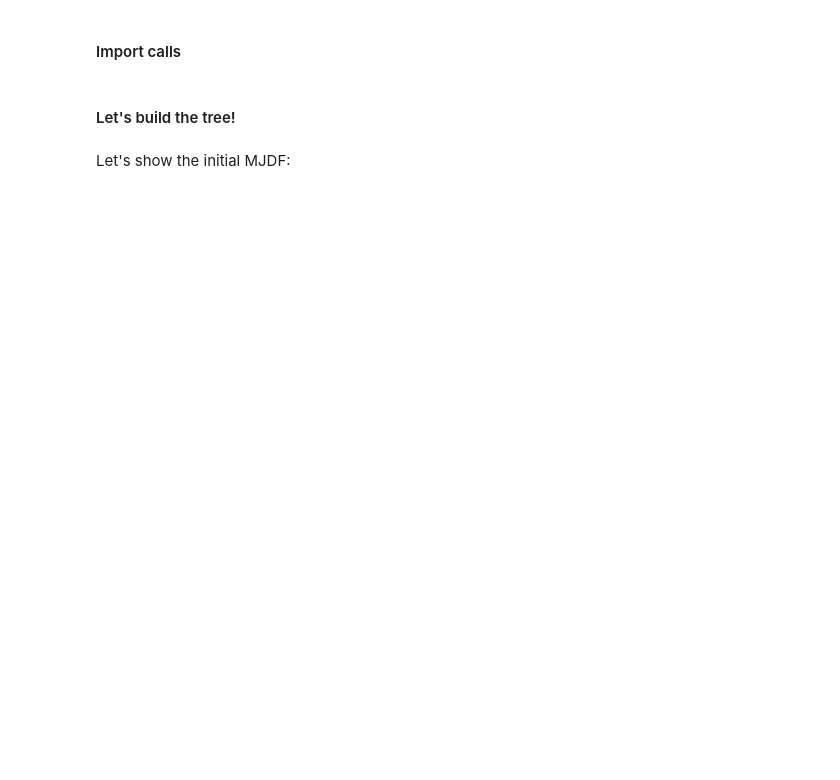
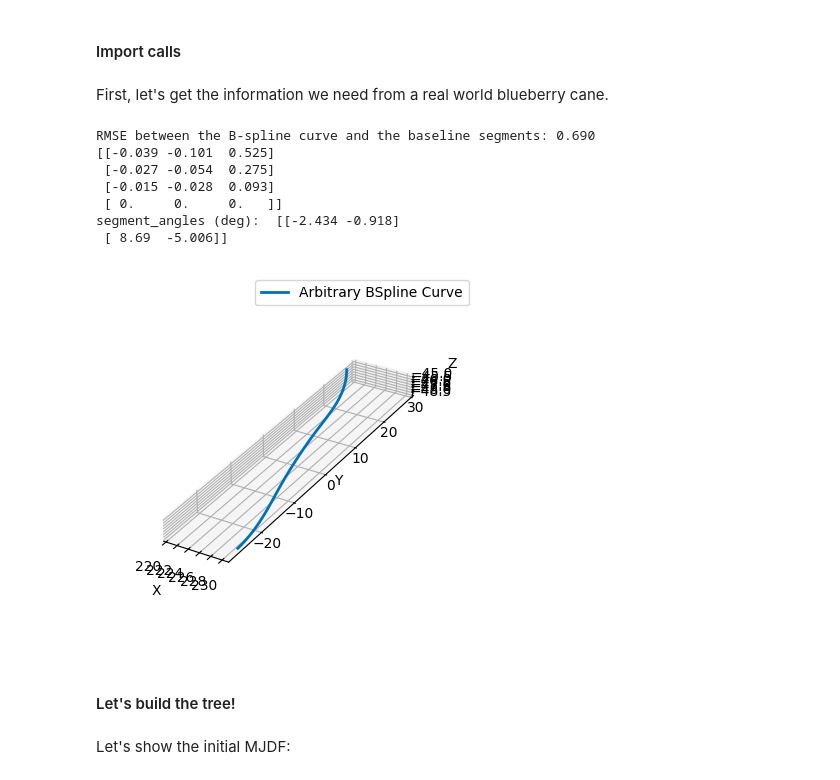
Before and after one commit to Intelligent-Machines-and-Materials-Lab/MuJoCoBlueberryModeling, a Jupyter notebook: src/branchSim.ipynb, the cells around one changed output. Saved outputs shown, nothing was run; the diff lists cells and outputs as text; code cells hidden in the pictures; blank space fills up the shorter version.

Commit message:
CaneEditor can use segment lengths from imported b splines

```diff
--- a/src/branchSim.ipynb
+++ b/src/branchSim.ipynb
@@ -313,2 +50,38 @@ class CaneEditor():
+# %% [markdown]
+First, let's get the information we need from a real world blueberry cane.
+# %%
+# This function loads a spline representing a blueberry cane and segments it into discrete pieces.
+segs_cm = splineconverter.segment_spline_from_files('../data/splines/B3/bush_3_cyl0.json',
+                                                 '../data/splines/B3/check_3d_bezier0.obj', True)
+segs = np.array(segs_cm) / 100  # convert to meters from centimeters
+trans_segs = np.zeros_like(segs)
+trans_segs[:,0] = segs[:,2].copy()-segs[-1,2]  # +x in mujoco is +z in camera ("forwards")
+trans_segs[:,1] = -segs[:,0].copy()+segs[-1,0]  # +y in mujoco is -x in camera ("left")
+trans_segs[:,2] = -segs[:,1].copy()+segs[-1,1]  # +z in mujoco is -y in camera ("up") (y was down in camera)
+print(trans_segs)
+
+seg_lengths = splineconverter.get_segment_lengths(trans_segs)
+seg_angles = splineconverter.get_euler_angles_between_segments(trans_segs)
+print("segment_angles (deg): ", np.degrees(seg_angles)  )
+
+# fig = plt.figure()
+# ax = fig.add_subplot(111, projection='3d')
+# # ax.plot(segs[:, 0], segs[:, 1], segs[:, 2], color='#009E73', lw=2)
+# ax.plot(trans_segs[:, 0], trans_segs[:, 1], trans_segs[:, 2], color='#D55E00', lw=2)
+
+# ax.set_xlabel('X')
+# ax.set_ylabel('Y')
+# ax.set_zlabel('Z')
+# ax.legend(loc='best')
+# ax.set_aspect('equal', adjustable='box')
+# %% [output]
+RMSE between the B-spline curve and the baseline segments: 0.690
+[[-0.039 -0.101  0.525]
+ [-0.027 -0.054  0.275]
+ [-0.015 -0.028  0.093]
+ [ 0.     0.     0.   ]]
+segment_angles (deg):  [[-2.434 -0.918]
+ [ 8.69  -5.006]]
+[figure, added]
 # %% [markdown]
 #### Let's build the tree!
```
Also changed, not shown: parts of 4 cells of this notebook, 1 other file.
